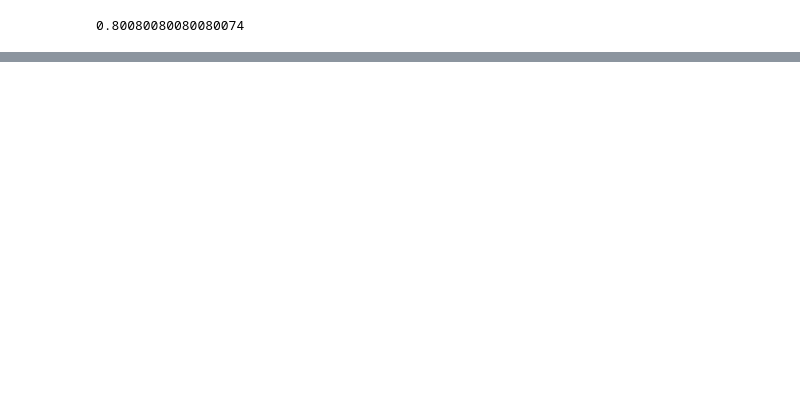
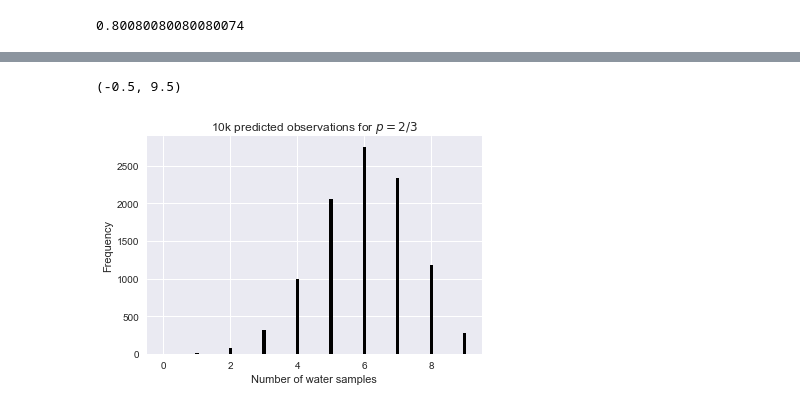
Before and after one commit to saint-germain/marginalization_bayes, a Jupyter notebook: stat_reth_ch3.ipynb, the cells around one changed output, grey strips where cells are left out. Saved outputs shown, nothing was run; the diff lists cells and outputs as text; code cells hidden in the pictures; blank space fills up the shorter version.

```diff
--- a/stat_reth_ch3.ipynb
+++ b/stat_reth_ch3.ipynb
@@ -177,3 +179,21 @@ np.mean(samples)
 # Proof that mean minimizes the L2 loss function:
 # https://math.stackexchange.com/a/2530425
 # It's simpler than for L1 since L2's derivative is continuous
+# %%
+def disc_bins(data):
+    d = np.diff(np.unique(data)).min()
+    left_of_first_bin = data.min() - float(d)/2
+    right_of_last_bin = data.max() + float(d)/2
+    return np.arange(left_of_first_bin, right_of_last_bin + d, d)
+# %%
+# predicting observations for p=2/3
+synth_data=np.random.binomial(9,2/3,int(1e4))
+# %%
+plt.hist(synth_data,rwidth=0.1,bins=disc_bins(synth_data),color='k')
+plt.xlabel('Number of water samples')
+plt.ylabel('Frequency')
+plt.title('10k predicted observations for $p=2/3$')
+plt.xlim(-0.5,9.5)
+# %% [output]
+(-0.5, 9.5)
+[figure, added]
```
Also changed, not shown: parts of 21 cells of this notebook, 2 other files.
